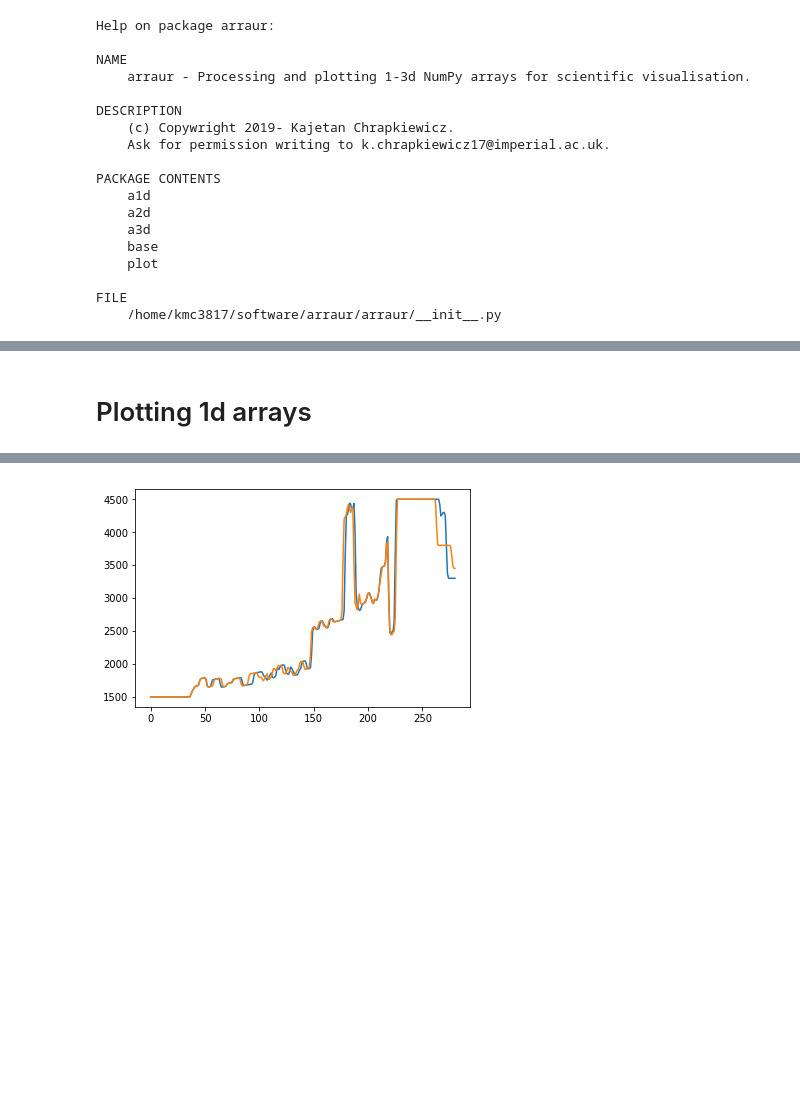
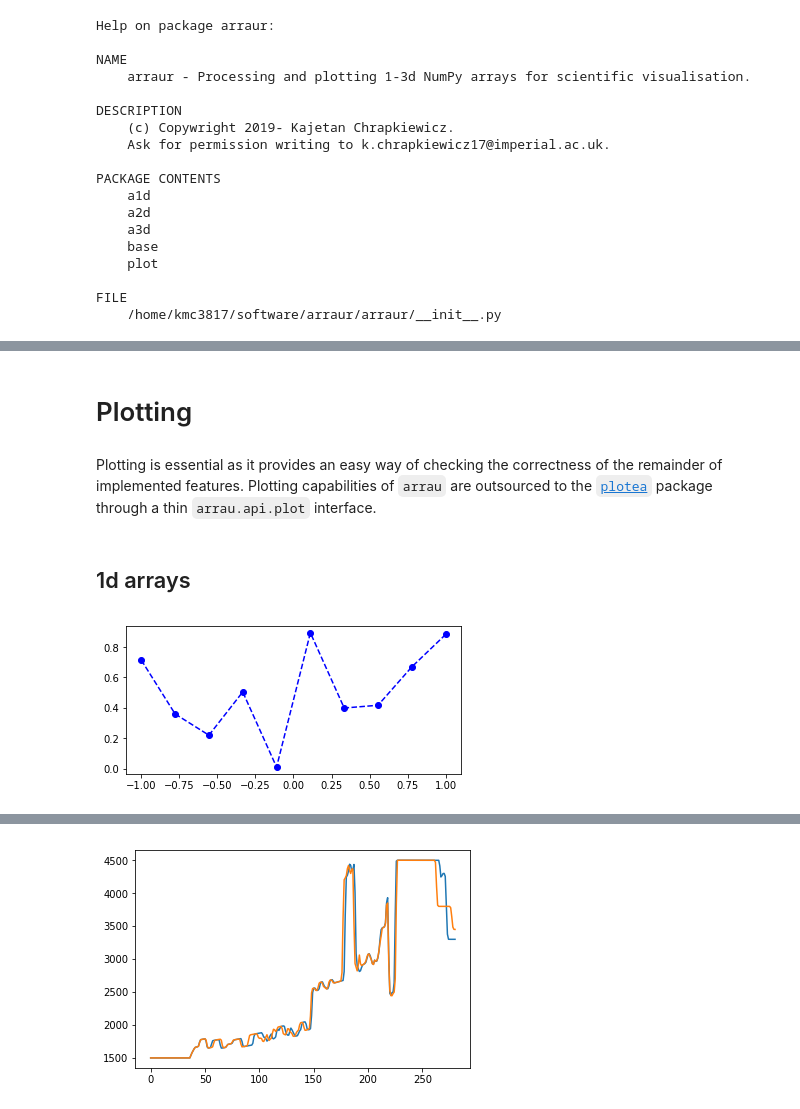
Before and after one commit to kmch/arrau, a Jupyter notebook: notebooks/arrau.ipynb, the cells around one changed output, grey strips where cells are left out. Drawn from its saved outputs; the diff is of its cells as text; code cells hidden in the pictures; blank space fills up the shorter version.

```diff
--- a/notebooks/arrau.ipynb
+++ b/notebooks/arrau.ipynb
@@ -57,3 +136,13 @@ OK
+# %% [markdown]
+# Plotting
+# %% [markdown]
+Plotting is essential as it provides an easy way of checking the correctness of the remainder of implemented features.
+Plotting capabilities of `arrau` are outsourced to the [`plotea`](https://github.com/kmch/plotea) package through a thin `arrau.api.plot` interface.
 # %% [markdown]
-# Plotting 1d arrays
+## 1d arrays
+# %%
+a = Arr1d(np.random.rand(10), extent=[[-1,1]])
+a.plot(color='b', linestyle='--', marker='o')
+# %% [output]
+[figure, added]
 # %% [markdown]
```
Also changed, not shown: parts of 26 cells of this notebook, 7 other files.
